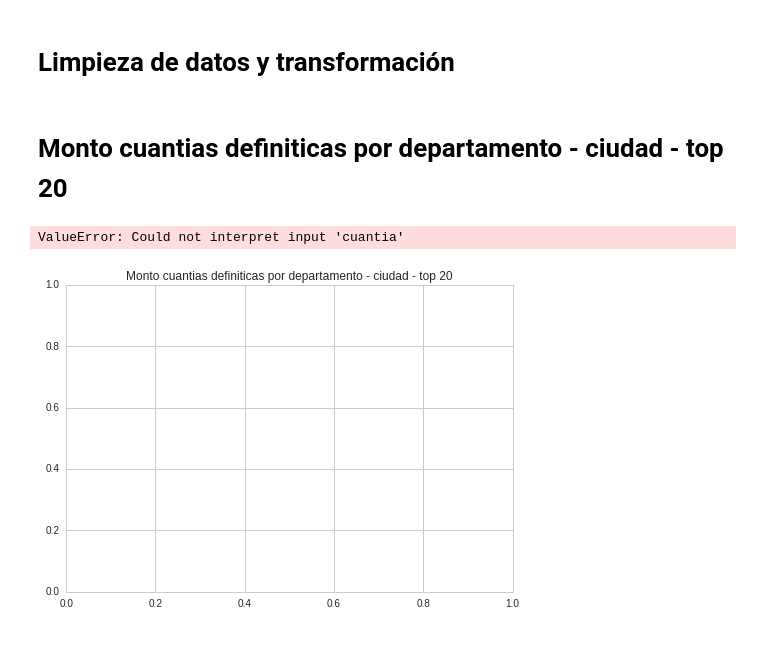
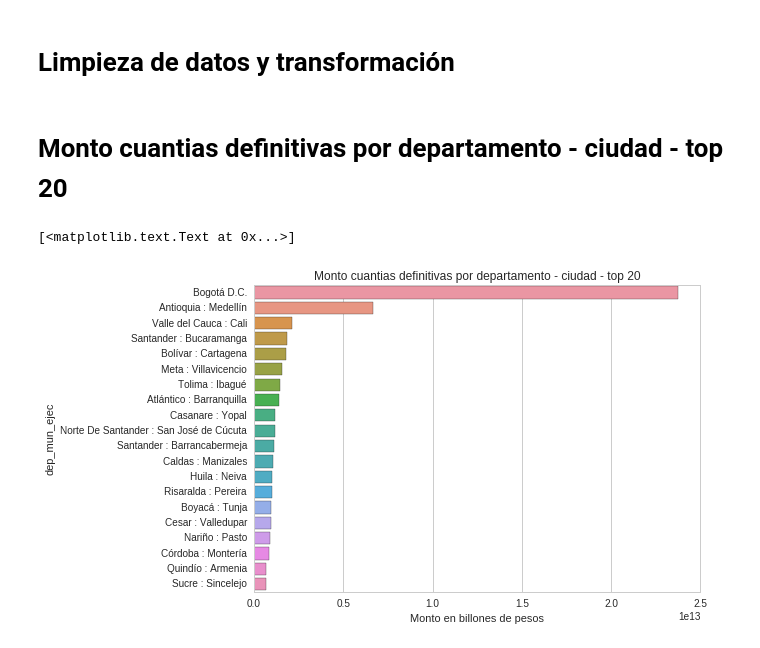
Before and after one commit to jasam/contract_analysis, a Jupyter notebook: contract_analysis.ipynb, the cells around one changed output. Drawn from its saved outputs; the diff is of its cells as text; code cells hidden in the pictures.

```diff
--- a/contract_analysis.ipynb
+++ b/contract_analysis.ipynb
@@ -264,11 +264,11 @@ df_pandas_clean = (df_clean.filter(df_clean.dep_mun_ejec.isNotNull())
                            .sort_values(by='sum(cuantia)', ascending=0)
                            .head(20))
 # %% [markdown]
-# Monto cuantias definiticas por departamento - ciudad - top 20
+# Monto cuantias definitivas por departamento - ciudad - top 20
 # %%
-sns.plt.title('Monto cuantias definiticas por departamento - ciudad - top 20')
-plot = sns.barplot(x="cuantia", y="dep_mun_ejec", data=df_pandas_clean)
-plot.set(xlabel='Monto en miles de millones de pesos')
+sns.plt.title('Monto cuantias definitivas por departamento - ciudad - top 20')
+plot = sns.barplot(x="sum(cuantia)", y="dep_mun_ejec", data=df_pandas_clean)
+plot.set(xlabel='Monto en billones de pesos')
 # %% [output]
-ValueError: Could not interpret input 'cuantia'
+[<matplotlib.text.Text at 0x...>]
-[figure, old version]
+[figure, new version]
```
